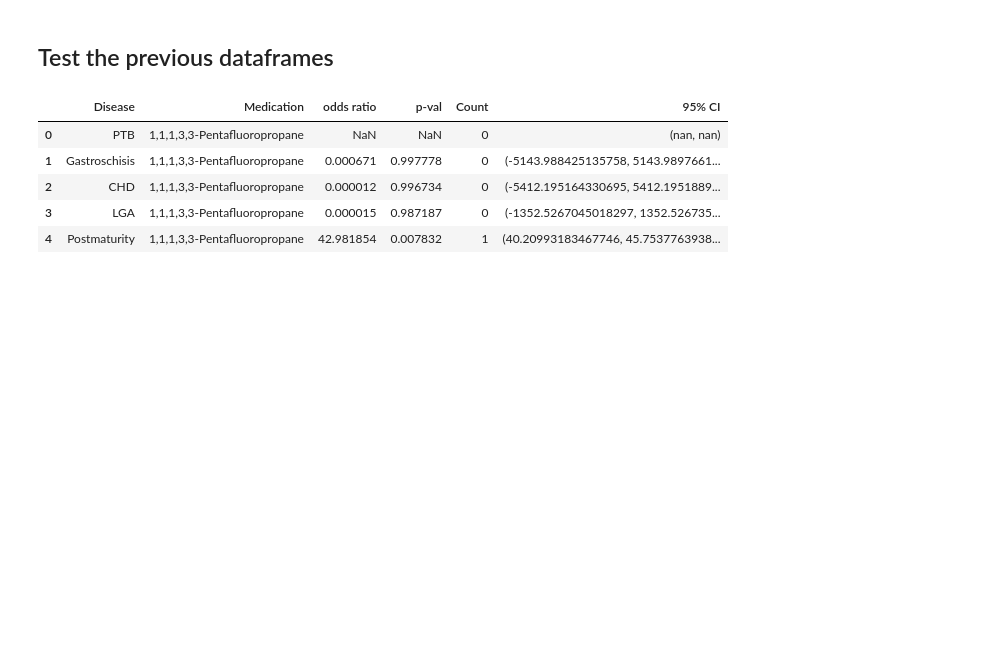
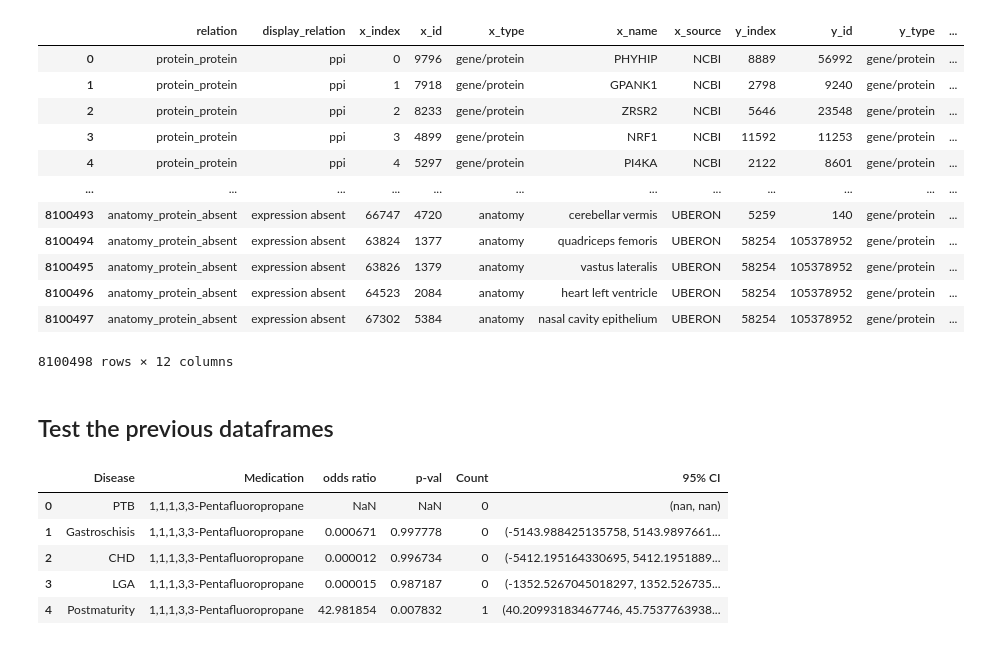
Before and after one commit to yerakim824/PregMedNet, a Jupyter notebook: Interactive_Webapp/Test_Previous_Formulas.ipynb, the cells around one changed output. Drawn from its saved outputs; the diff is of its cells as text; code cells hidden in the pictures; blank space fills up the shorter version.

```diff
--- a/Interactive_Webapp/Test_Previous_Formulas.ipynb
+++ b/Interactive_Webapp/Test_Previous_Formulas.ipynb
@@ -21,3 +22,24 @@ __pycache__/
+# %%
+# kg_path = Path(__file__).parents[0] / '2024_reference_tables/kg.csv'
+kg_path = '2024_reference_tables/kg.csv'
+
+kg = pd.read_csv(kg_path)
+# %%
+kg
+# %% [output]
+|  | relation | display_relation | x_index | x_id | x_type | x_name | x_source | y_index | y_id | y_type | ... |
+| 0 | protein_protein | ppi | 0 | 9796 | gene/protein | PHYHIP | NCBI | 8889 | 56992 | gene/protein | ... |
+| 1 | protein_protein | ppi | 1 | 7918 | gene/protein | GPANK1 | NCBI | 2798 | 9240 | gene/protein | ... |
+| 2 | protein_protein | ppi | 2 | 8233 | gene/protein | ZRSR2 | NCBI | 5646 | 23548 | gene/protein | ... |
+| 3 | protein_protein | ppi | 3 | 4899 | gene/protein | NRF1 | NCBI | 11592 | 11253 | gene/protein | ... |
+| 4 | protein_protein | ppi | 4 | 5297 | gene/protein | PI4KA | NCBI | 2122 | 8601 | gene/protein | ... |
+| ... | ... | ... | ... | ... | ... | ... | ... | ... | ... | ... | ... |
+| 8100493 | anatomy_protein_absent | expression absent | 66747 | 4720 | anatomy | cerebellar vermis | UBERON | 5259 | 140 | gene/protein | ... |
+| 8100494 | anatomy_protein_absent | expression absent | 63824 | 1377 | anatomy | quadriceps femoris | UBERON | 58254 | 105378952 | gene/protein | ... |
+| 8100495 | anatomy_protein_absent | expression absent | 63826 | 1379 | anatomy | vastus lateralis | UBERON | 58254 | 105378952 | gene/protein | ... |
+| 8100496 | anatomy_protein_absent | expression absent | 64523 | 2084 | anatomy | heart left ventricle | UBERON | 58254 | 105378952 | gene/protein | ... |
+| 8100497 | anatomy_protein_absent | expression absent | 67302 | 5384 | anatomy | nasal cavity epithelium | UBERON | 58254 | 105378952 | gene/protein | ... |
+8100498 rows × 12 columns
 # %% [markdown]
 ## Test the previous dataframes
 # %%
```
Also changed, not shown: parts of 1 cell of this notebook, 1 other file.
